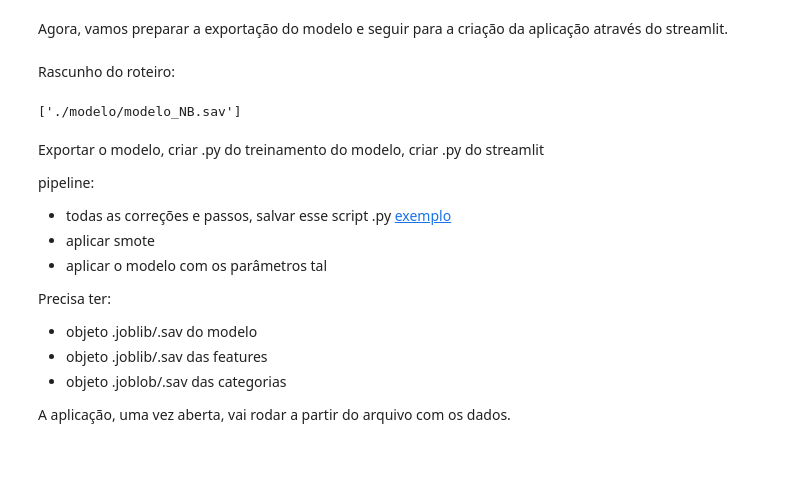
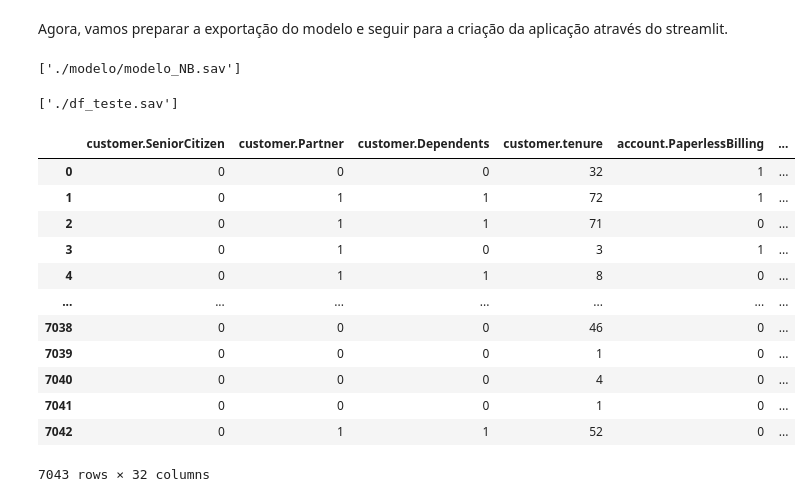
Before and after one commit to RPGraciotti/Novexus_alura_challenge, a Jupyter notebook: notebook_projeto.ipynb, the cells around one changed output. Cells and saved outputs as stored; diff of their text form; code cells hidden in the pictures; blank space fills up the shorter version.

```diff
--- a/notebook_projeto.ipynb
+++ b/notebook_projeto.ipynb
@@ -1254,2 +1247,0 @@ import joblib
-# %% [markdown]
-Rascunho do roteiro:
@@ -1257,17 +1251,23 @@ Rascunho do roteiro:
 joblib.dump(m_NB, filename = './modelo/modelo_NB.sav')
 # %% [output]
 ['./modelo/modelo_NB.sav']
-# %% [markdown]
-Exportar o modelo, criar .py do treinamento do modelo, criar .py do streamlit
-
-pipeline:
-- todas as correções e passos, salvar esse script .py [exemplo](https://github.com/codebrain001/customer-churn-prediction/blob/main/preprocessing.py)
-- aplicar smote
-- aplicar o modelo com os parâmetros tal
-
-Precisa ter:
-- objeto .joblib/.sav do modelo
-- objeto .joblib/.sav das features
-- objeto .joblob/.sav das categorias
-
-A aplicação, uma vez aberta, vai rodar a partir do arquivo com os dados.
+# %%
+joblib.dump(df_final, './df_teste.sav')
+# %% [output]
+['./df_teste.sav']
+# %%
+X_or
+# %% [output]
+|  | customer.SeniorCitizen | customer.Partner | customer.Dependents | customer.tenure | account.PaperlessBilling | ... |
+| 0 | 0 | 0 | 0 | 32 | 1 | ... |
+| 1 | 0 | 1 | 1 | 72 | 1 | ... |
+| 2 | 0 | 1 | 1 | 71 | 0 | ... |
+| 3 | 0 | 1 | 0 | 3 | 1 | ... |
+| 4 | 0 | 1 | 1 | 8 | 0 | ... |
+| ... | ... | ... | ... | ... | ... | ... |
+| 7038 | 0 | 0 | 0 | 46 | 0 | ... |
+| 7039 | 0 | 0 | 0 | 1 | 0 | ... |
+| 7040 | 0 | 0 | 0 | 4 | 0 | ... |
+| 7041 | 0 | 0 | 0 | 1 | 0 | ... |
+| 7042 | 0 | 1 | 1 | 52 | 0 | ... |
+7043 rows × 32 columns
```
Also changed, not shown: parts of 9 cells of this notebook, 9 other files.
